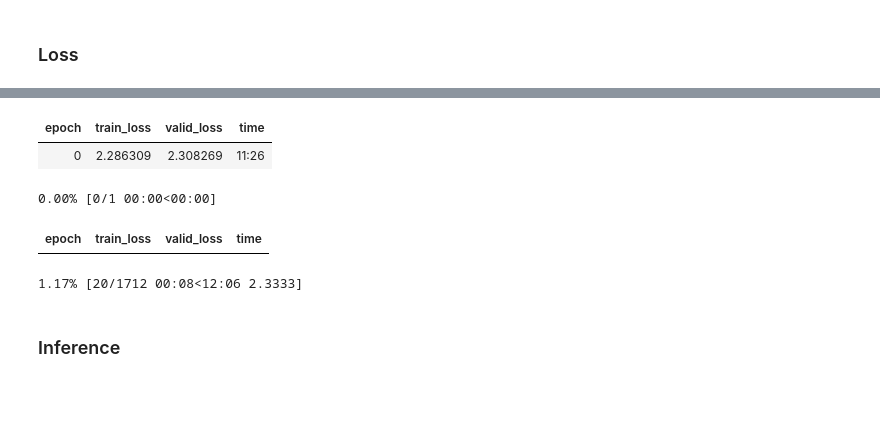
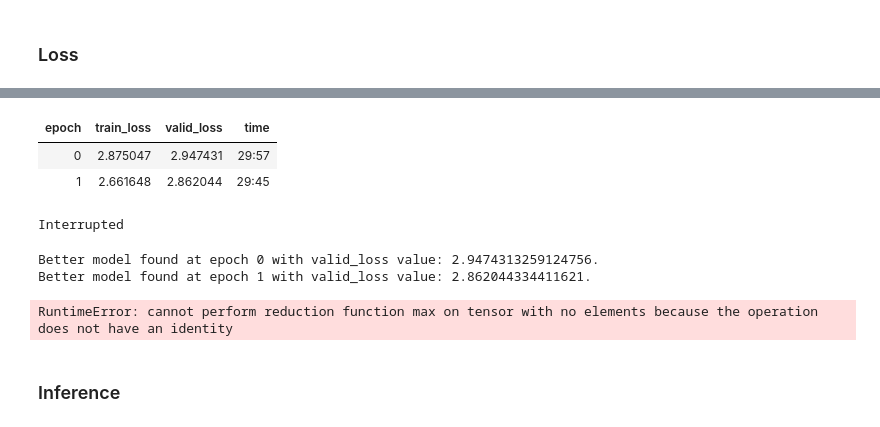
Before and after one commit to lanhhv84/FastAI-SSD, a Jupyter notebook: ssd_mobilenet.ipynb, the cells around one changed output, grey strips where cells are left out. Drawn from its saved outputs; the diff is of its cells as text; code cells hidden in the pictures; blank space fills up the shorter version.

```diff
--- a/ssd_mobilenet.ipynb
+++ b/ssd_mobilenet.ipynb
@@ -106,7 +107,7 @@ TY = 1
 TW = 2
 TH = 3
 CONF = 4
-bs = 8
+bs = 2
 
 
 IMAGE_GRID = 26
@@ -251,5 +250,3 @@ opt = partial(torch.optim.SGD, lr=1e-3, momentum=0.9, weight_decay=0.0005)
 # %%
-learn = Learner(data, net, loss_func=loss, opt_func=opt)
+learn = Learner(data, net, loss_func=loss)
 learn = clip_grad(learn, clip=1)
-# %%
-learn.load(path/'mobile_weight_{}.bin'.format(0))
@@ -274,3 +275,6 @@ Image (3, 300, 300),Image (3, 300, 300),Image (3, 300, 300),Image (3, 300, 300),
 # %%
 # learn.lr_find(wd=0.0005)
+# %%
+callbacks = [EarlyStoppingCallback(learn, min_delta=1e-5, patience=3), SaveModelCallback(learn, name='model3')]
+learn.callbacks = callbacks
 # %%
@@ -278,5 +287,3 @@ Image (3, 300, 300),Image (3, 300, 300),Image (3, 300, 300),Image (3, 300, 300),
 # %%
-for i in range(20):
-    learn.fit(1, lr=1e-3, wd=0.0005) # 9500
-    learn.save(path/'mobile_weight_{}.bin'.format(i))
+learn.fit(100, lr=1e-3, wd=0.0005) # 9500
 # %% [output]
@@ -283,5 +291,7 @@ for i in range(20):
 | epoch | train_loss | valid_loss | time |
-| 0 | 2.286309 | 2.308269 | 11:26 |
+| 0 | 2.875047 | 2.947431 | 29:57 |
+| 1 | 2.661648 | 2.862044 | 29:45 |
-0.00% [0/1 00:00<00:00]
-| epoch | train_loss | valid_loss | time |
-1.17% [20/1712 00:08<12:06 2.3333]
+Interrupted
+Better model found at epoch 0 with valid_loss value: 2.9474313259124756.
+Better model found at epoch 1 with valid_loss value: 2.862044334411621.
+RuntimeError: cannot perform reduction function max on tensor with no elements because the operation does not have an identity
```
Also changed, not shown: parts of 15 cells of this notebook, 2 other files.
